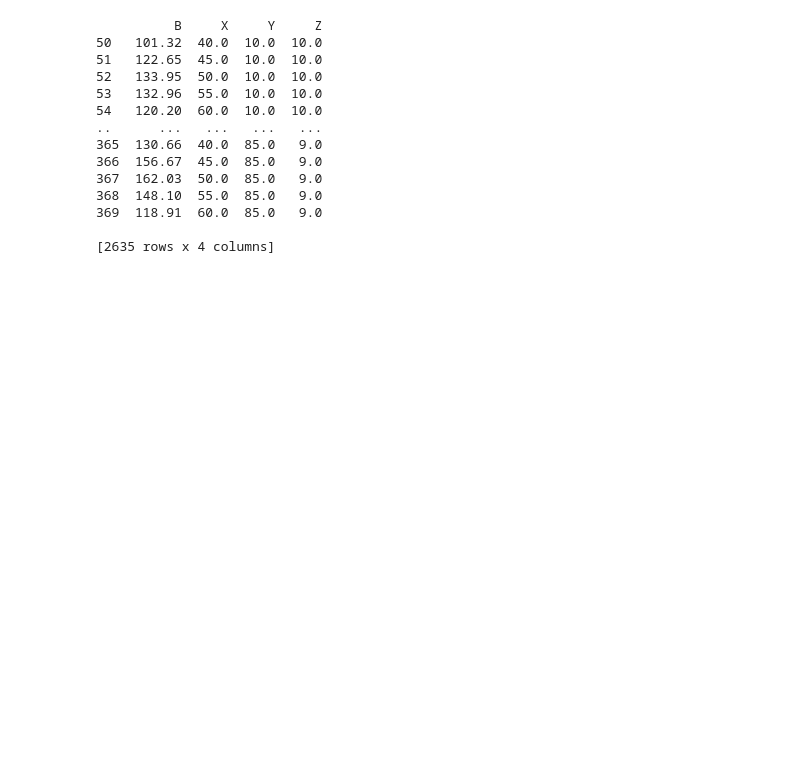
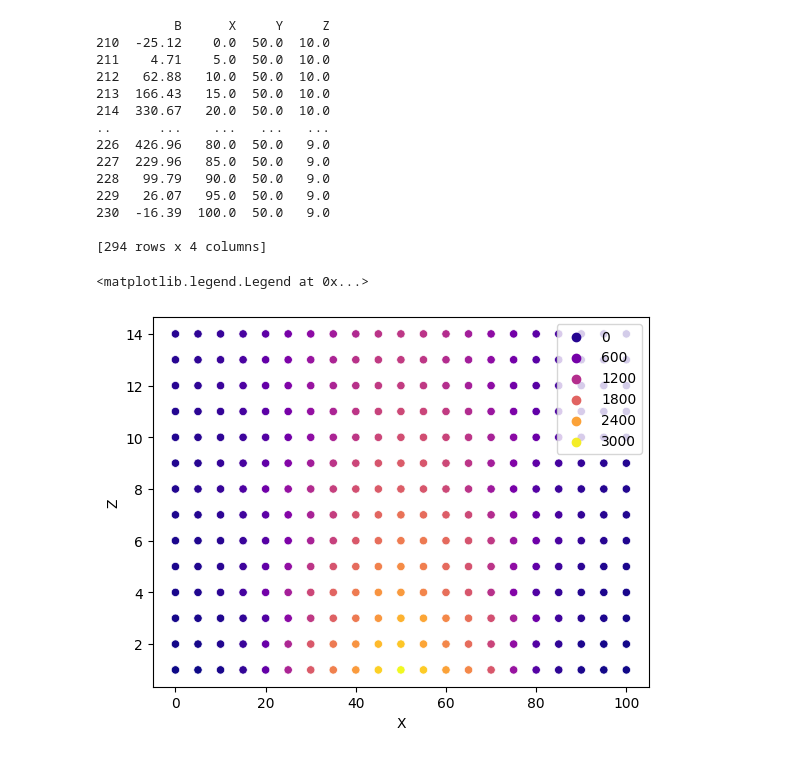
Before and after one commit to arteys/PhD-scripts, a Jupyter notebook: Magnetic_field_data_processing.ipynb, the cells around one changed output. Cells and saved outputs as stored; diff of their text form; code cells hidden in the pictures; blank space fills up the shorter version.

```diff
--- a/Magnetic_field_data_processing.ipynb
+++ b/Magnetic_field_data_processing.ipynb
@@ -46,21 +47,22 @@ ax.scatter(xs = fields_np[:,1],ys =fields_np[:,2],zs = fields_np[:,3], c=fields_
 # %%
-fields_res = fields_df[fields_df['B']>100]
-print(fields_res)
+fields_res = fields_df[fields_df['B']>1]
+fields_flat = fields_df[fields_df['Y']==50]
+print(fields_flat)
 # %% [output]
-          B     X     Y     Z
-50   101.32  40.0  10.0  10.0
-51   122.65  45.0  10.0  10.0
-52   133.95  50.0  10.0  10.0
-53   132.96  55.0  10.0  10.0
-54   120.20  60.0  10.0  10.0
-..      ...   ...   ...   ...
-365  130.66  40.0  85.0   9.0
-366  156.67  45.0  85.0   9.0
-367  162.03  50.0  85.0   9.0
-368  148.10  55.0  85.0   9.0
-369  118.91  60.0  85.0   9.0
+          B      X     Y     Z
+210  -25.12    0.0  50.0  10.0
+211    4.71    5.0  50.0  10.0
+212   62.88   10.0  50.0  10.0
+213  166.43   15.0  50.0  10.0
+214  330.67   20.0  50.0  10.0
+..      ...    ...   ...   ...
+226  426.96   80.0  50.0   9.0
+227  229.96   85.0  50.0   9.0
+228   99.79   90.0  50.0   9.0
+229   26.07   95.0  50.0   9.0
+230  -16.39  100.0  50.0   9.0
 
-[2635 rows x 4 columns]
+[294 rows x 4 columns]
 # %%
 
 
@@ -82,0 +104,6 @@ fig.show()
+# %%
+sns.scatterplot(data=fields_flat, x="X", y="Z",hue='B',palette="plasma")
+plt.legend(loc='upper right')
+# %% [output]
+<matplotlib.legend.Legend at 0x...>
+[figure, added]
```
Also changed, not shown: parts of 4 cells of this notebook.
